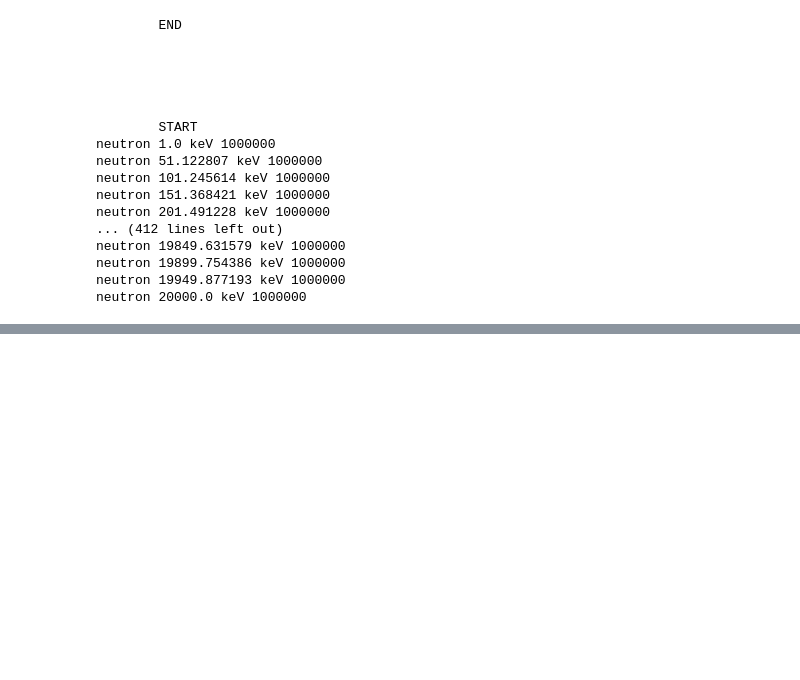
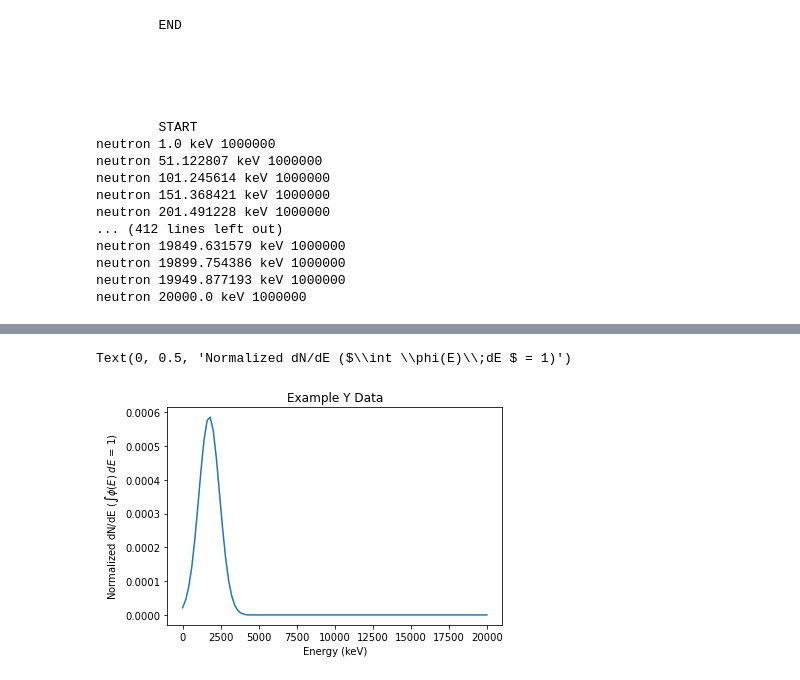
Before and after one commit to JamesMcGreivy/scintillator-neutron-detection, a Jupyter notebook: NN.ipynb, the cells around one changed output, grey strips where cells are left out. Drawn from its saved outputs; the diff is of its cells as text; code cells hidden in the pictures; blank space fills up the shorter version.

```diff
--- a/NN.ipynb
+++ b/NN.ipynb
@@ -327,0 +357,8 @@ array([ 0.30099,  0.90097,  1.50095,  2.10093,  2.70091,  3.30089,
+# %%
+plt.plot(energyBins, ytest[1] / 1e4)
+plt.title("Example Y Data")
+plt.xlabel("Energy (keV)")
+plt.ylabel("Normalized dN/dE ($\int \phi(E)\;dE $ = 1)")
+# %% [output]
+Text(0, 0.5, 'Normalized dN/dE ($\\int \\phi(E)\\;dE $ = 1)')
+[figure, added]
```
Also changed, not shown: parts of 46 cells of this notebook, 2 other files.
